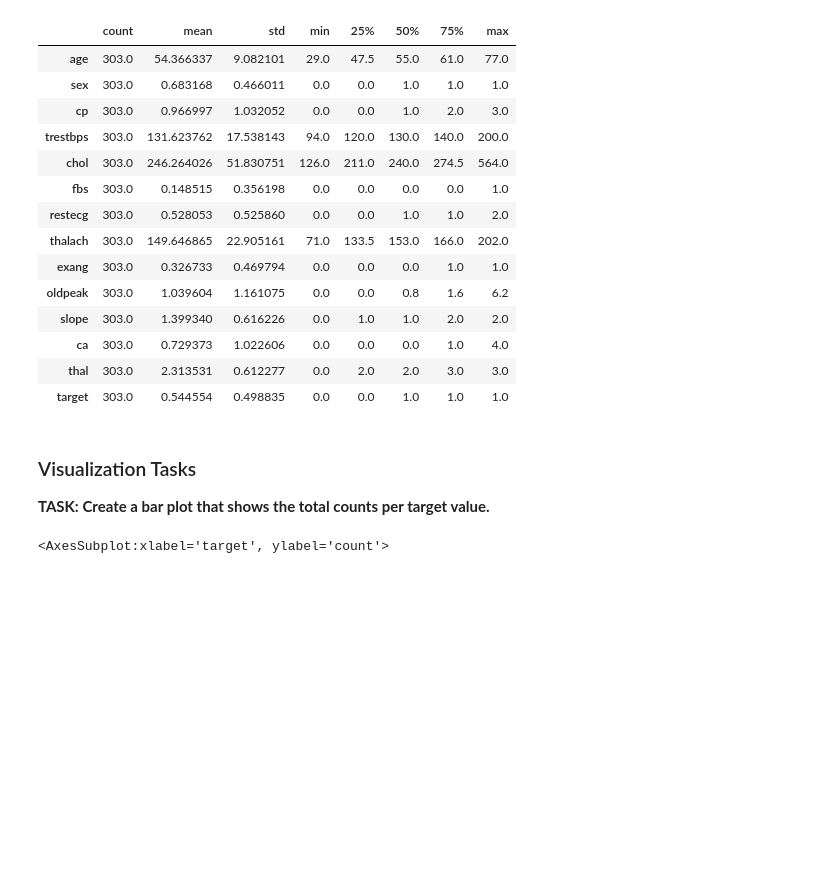
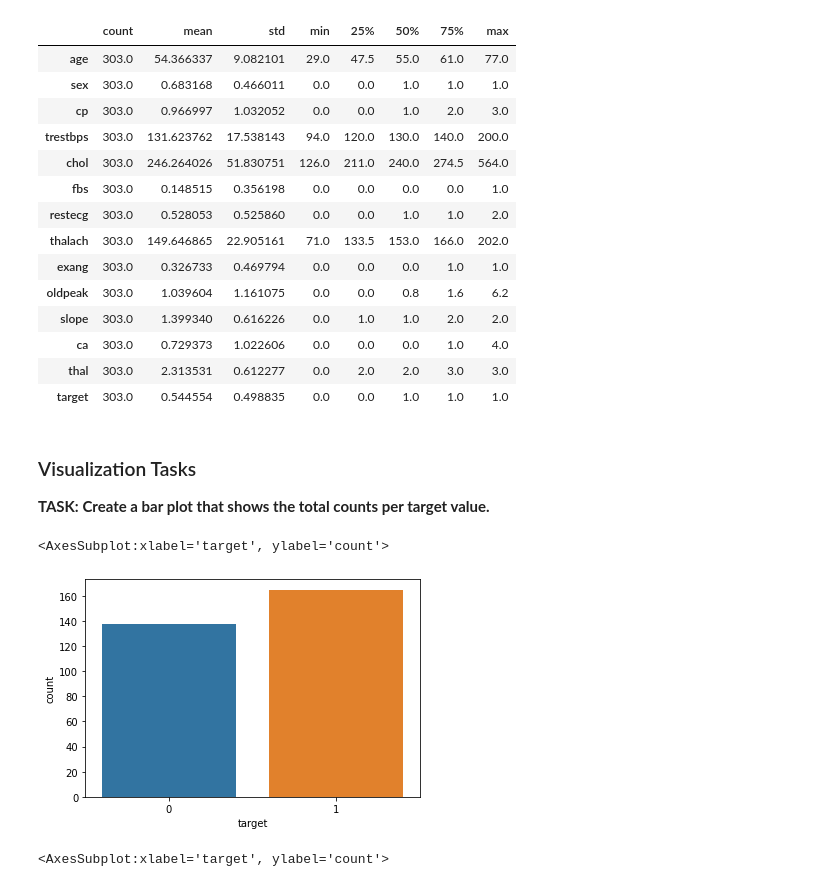
Before and after one commit to alpha-nero1/2021-Python-for-Machine-Learning-Data-Science-Masterclass, a Jupyter notebook: 11-Logistic-Regression-Models/02-Logistic-Regression-Project-Exercise .ipynb, the cells around one changed output. Saved outputs shown, nothing was run; the diff lists cells and outputs as text; code cells hidden in the pictures; blank space fills up the shorter version.

```diff
--- a/11-Logistic-Regression-Models/02-Logistic-Regression-Project-Exercise .ipynb
+++ b/11-Logistic-Regression-Models/02-Logistic-Regression-Project-Exercise .ipynb
@@ -123,6 +159,10 @@ memory usage: 33.3 KB
 **TASK: Create a bar plot that shows the total counts per target value.**
 # %%
 # CODE HERE!
+sns.countplot(data=df, x='target')
+# %% [output]
+<AxesSubplot:xlabel='target', ylabel='count'>
+[figure, added]
 # %%
 # %% [output]
 <AxesSubplot:xlabel='target', ylabel='count'>
```
Also changed, not shown: parts of 41 cells of this notebook, 3 other files.
